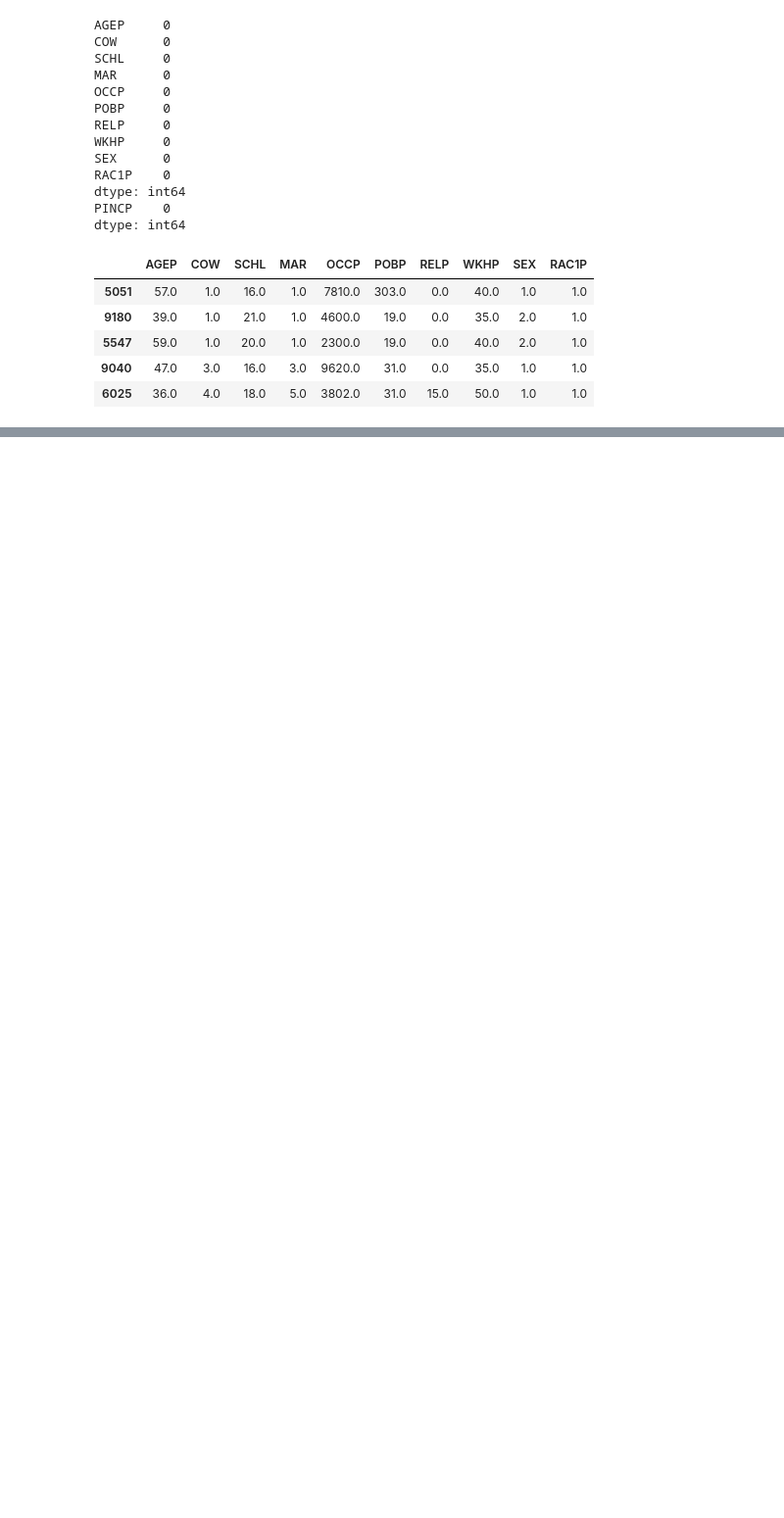
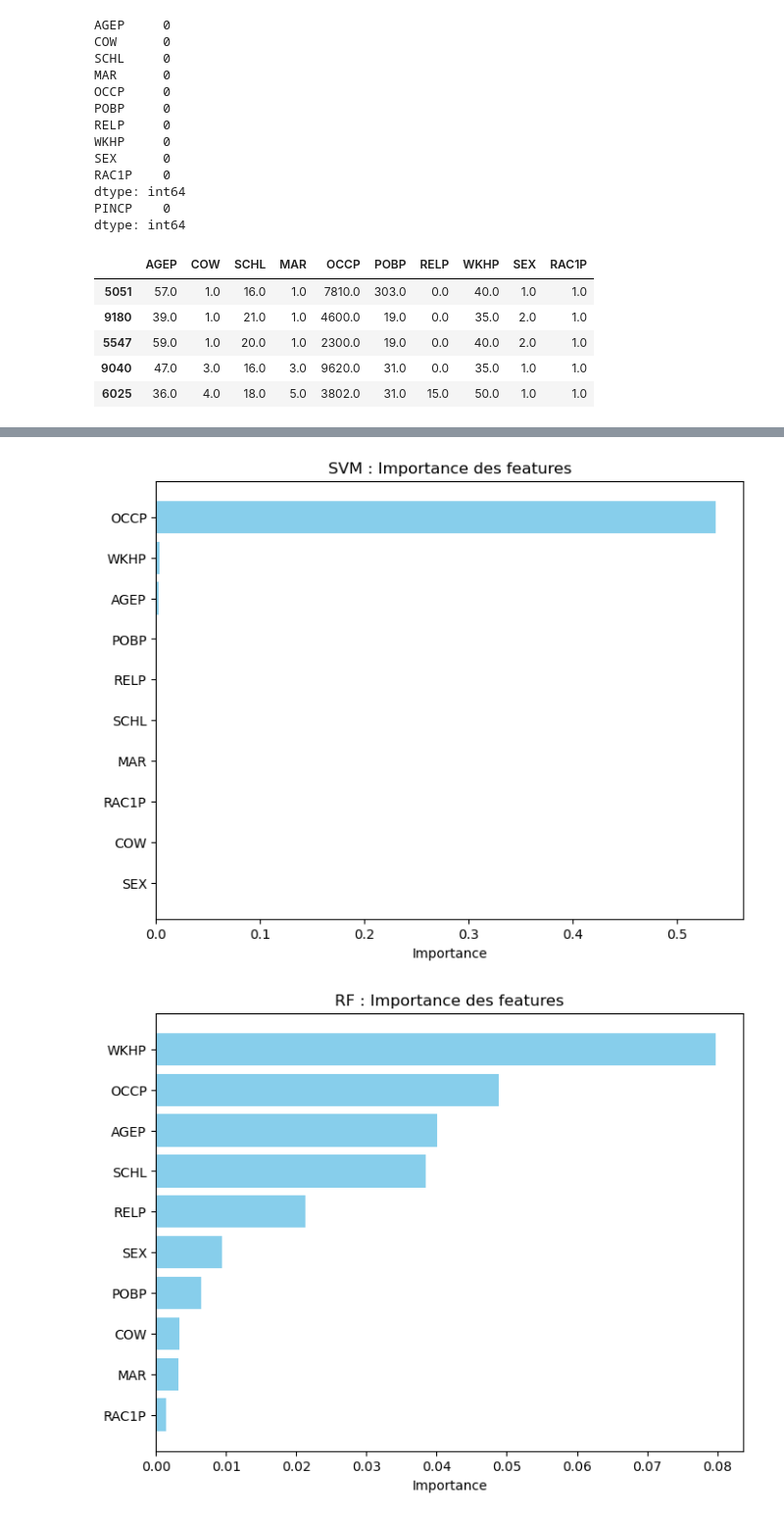
Before and after one commit to GhizlaneBadaoui/supervisedML, a Jupyter notebook: TP1_SML.ipynb, the cells around one changed output, grey strips where cells are left out. Shown at 98% size. Cells and saved outputs as stored; diff of their text form; code cells hidden in the pictures; blank space fills up the shorter version.

```diff
--- a/TP1_SML.ipynb
+++ b/TP1_SML.ipynb
@@ -503,0 +555,18 @@ plt.show()
+# %%
+###### c :
+# On récupère l'importance des features pour chaque modèle et on les plot(pour chaque modèle)
+for index, model in enumerate(best_estimators):
+    result = permutation_importance(model, X_test, y_test, n_repeats=10, random_state=42)
+    importance = result.importances_mean
+    feature_names = X_test.columns
+    # Affichage des importances des features dans un graphique
+    plt.figure(figsize=(8, 6))
+    sorted_idx = importance.argsort()
+    plt.barh(range(len(sorted_idx)), importance[sorted_idx], align='center', color='skyblue')
+    plt.yticks(range(len(sorted_idx)), feature_names[sorted_idx])  # Utilisation des vrais noms de features
+    plt.xlabel('Importance')
+    plt.title(names[index] +" : Importance des features")
+    plt.show()
+# %% [output]
+[figure, added]
+[figure, added]
```
Also changed, not shown: parts of 15 cells of this notebook, 8 other files.
